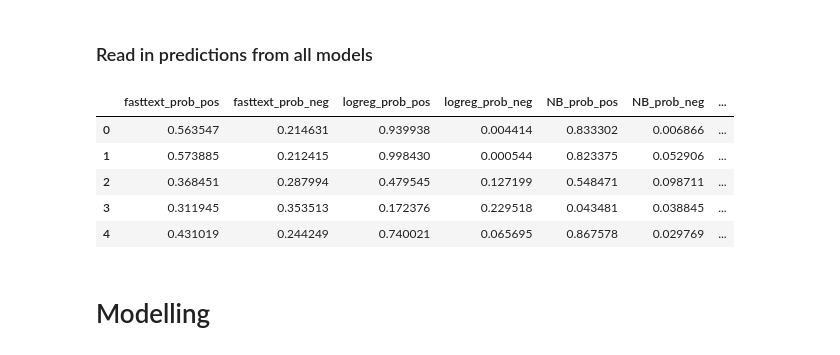
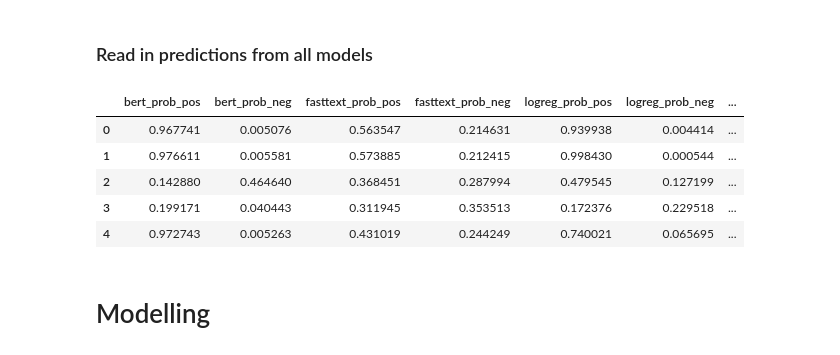
Before and after one commit to ValaryLim/bt4222-burpple-reviews, a Jupyter notebook: modelling/SentimentAnalysis_Stacking.ipynb, the cells around one changed output. Cells and saved outputs as stored; diff of their text form; code cells hidden in the pictures.

Commit message:
update pipeline to add in meta model

```diff
--- a/modelling/SentimentAnalysis_Stacking.ipynb
+++ b/modelling/SentimentAnalysis_Stacking.ipynb
@@ -4,7 +4,7 @@
 import pandas as pd
 import numpy as np
 # %%
-models = ["fasttext", "logreg", "NB", "RF", "SVM","VADER"]
+models = ["BERT","fasttext", "logreg", "NB", "RF", "SVM","VADER"]
 meta_model_train = pd.DataFrame()
 meta_model_test = pd.DataFrame()
 meta_model_fold_1 = pd.DataFrame()
@@ -12,39 +12,39 @@ meta_model_fold_2 = pd.DataFrame()
 meta_model_fold_3 = pd.DataFrame()
 meta_model_fold_4 = pd.DataFrame()
 meta_model_fold_5 = pd.DataFrame()
 
 for model in models:
     fold1pred = pd.read_csv(f'fold_predictions/{model}/{model}_fold1.csv')
     meta_model_fold_1 = pd.concat([meta_model_fold_1,fold1pred], axis=1)
 
     fold2pred = pd.read_csv(f'fold_predictions/{model}/{model}_fold2.csv')
     meta_model_fold_2 = pd.concat([meta_model_fold_2,fold2pred], axis=1)
 
     fold3pred = pd.read_csv(f'fold_predictions/{model}/{model}_fold3.csv')
     meta_model_fold_3 = pd.concat([meta_model_fold_3,fold3pred], axis=1)
 
     fold4pred = pd.read_csv(f'fold_predictions/{model}/{model}_fold4.csv')
     meta_model_fold_4 = pd.concat([meta_model_fold_4,fold4pred], axis=1)
 
     fold5pred = pd.read_csv(f'fold_predictions/{model}/{model}_fold5.csv')
     meta_model_fold_5 = pd.concat([meta_model_fold_5,fold5pred], axis=1)
 
     all_pred_train = pd.concat([fold1pred,fold2pred,fold3pred,fold4pred,fold5pred],axis = 0)
     meta_model_train = pd.concat([meta_model_train,all_pred_train], axis=1)
 
     testpred = pd.read_csv(f'fold_predictions/{model}/{model}_test.csv')
     meta_model_test = pd.concat([meta_model_test,testpred], axis=1)
 
 
 data = [meta_model_fold_1,meta_model_fold_2,meta_model_fold_3,meta_model_fold_4,meta_model_fold_5,meta_model_train]
 meta_model_train.head()
 # %% [output]
-|  | fasttext_prob_pos | fasttext_prob_neg | logreg_prob_pos | logreg_prob_neg | NB_prob_pos | NB_prob_neg | ... |
-| 0 | 0.563547 | 0.214631 | 0.939938 | 0.004414 | 0.833302 | 0.006866 | ... |
-| 1 | 0.573885 | 0.212415 | 0.998430 | 0.000544 | 0.823375 | 0.052906 | ... |
-| 2 | 0.368451 | 0.287994 | 0.479545 | 0.127199 | 0.548471 | 0.098711 | ... |
-| 3 | 0.311945 | 0.353513 | 0.172376 | 0.229518 | 0.043481 | 0.038845 | ... |
-| 4 | 0.431019 | 0.244249 | 0.740021 | 0.065695 | 0.867578 | 0.029769 | ... |
+|  | bert_prob_pos | bert_prob_neg | fasttext_prob_pos | fasttext_prob_neg | logreg_prob_pos | logreg_prob_neg | ... |
+| 0 | 0.967741 | 0.005076 | 0.563547 | 0.214631 | 0.939938 | 0.004414 | ... |
+| 1 | 0.976611 | 0.005581 | 0.573885 | 0.212415 | 0.998430 | 0.000544 | ... |
+| 2 | 0.142880 | 0.464640 | 0.368451 | 0.287994 | 0.479545 | 0.127199 | ... |
+| 3 | 0.199171 | 0.040443 | 0.311945 | 0.353513 | 0.172376 | 0.229518 | ... |
+| 4 | 0.972743 | 0.005263 | 0.431019 | 0.244249 | 0.740021 | 0.065695 | ... |
 # %% [markdown]
 # Modelling
 # %%
```
Also changed, not shown: parts of 9 cells of this notebook, 3 other files.
